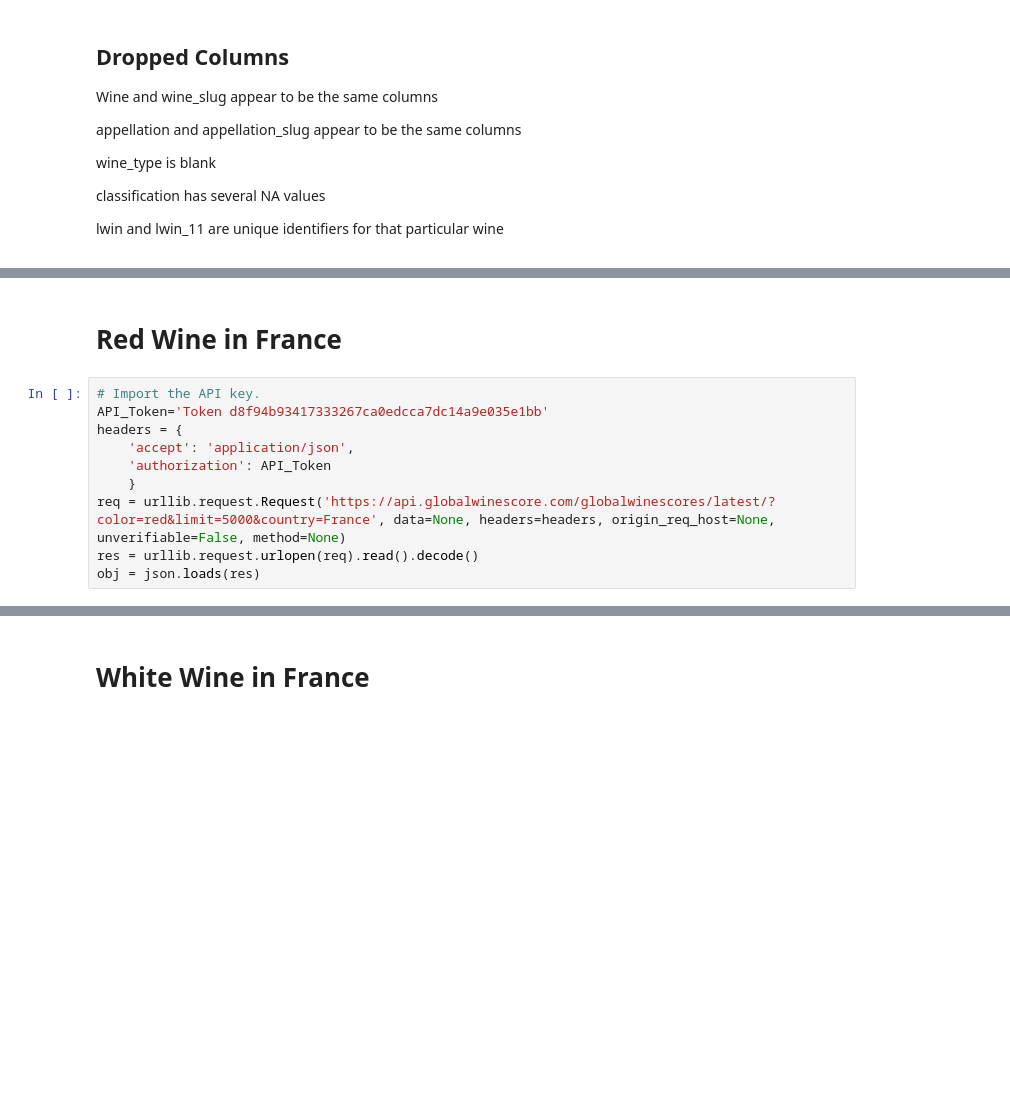
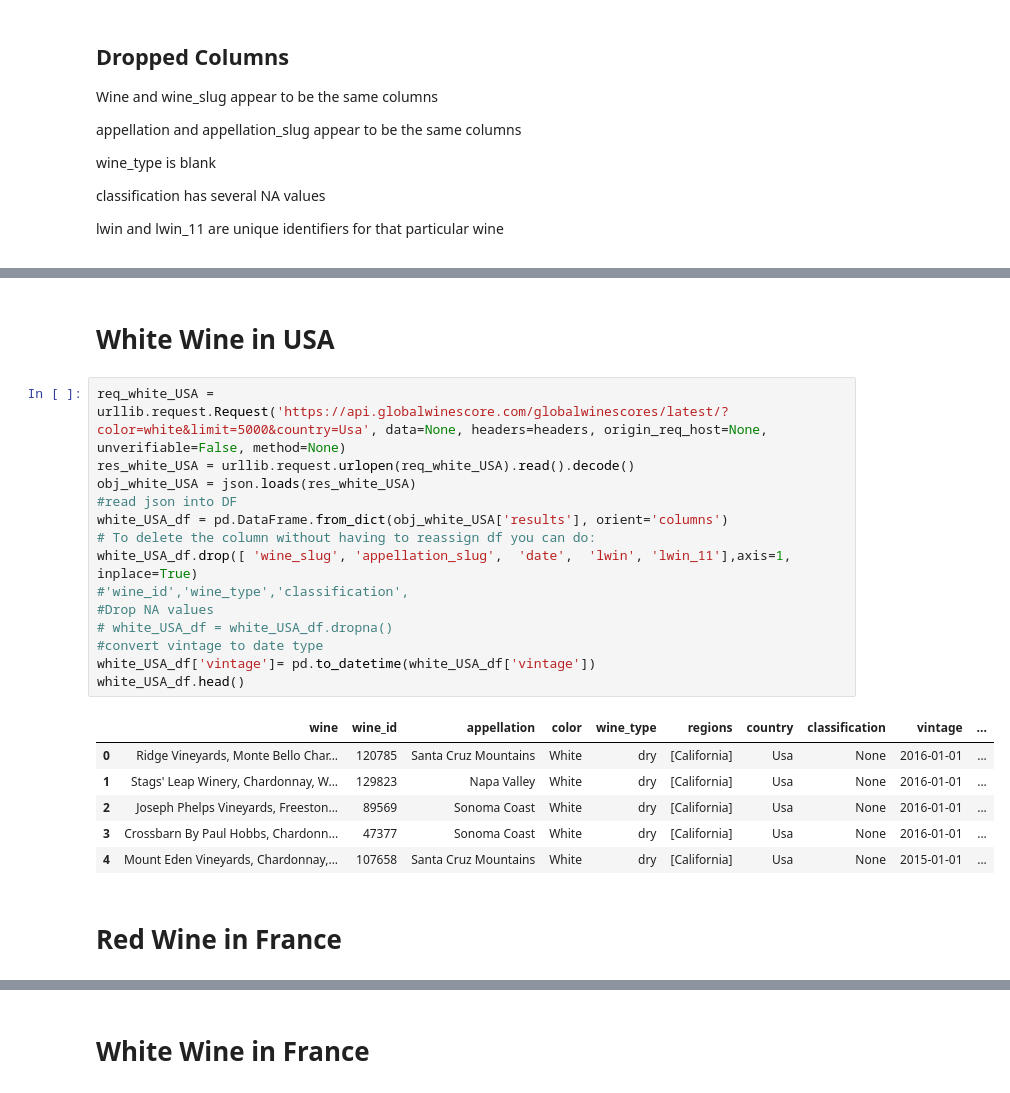
Before and after one commit to ndxn/Partners-in-Wine, a Jupyter notebook: Wine.ipynb, the cells around one changed output, grey strips where cells are left out. Cells and saved outputs as stored; diff of their text form; blank space fills up the shorter version.

```diff
--- a/Wine.ipynb
+++ b/Wine.ipynb
@@ -21,12 +64,25 @@ lwin and lwin_11 are unique identifiers for that particular wine <p>
+# %% [markdown]
+# White Wine in USA
+# %%
+req_white_USA = urllib.request.Request('https://api.globalwinescore.com/globalwinescores/latest/?color=white&limit=5000&country=Usa', data=None, headers=headers, origin_req_host=None, unverifiable=False, method=None)
+res_white_USA = urllib.request.urlopen(req_white_USA).read().decode()
+obj_white_USA = json.loads(res_white_USA)
+#read json into DF
+white_USA_df = pd.DataFrame.from_dict(obj_white_USA['results'], orient='columns')
+# To delete the column without having to reassign df you can do:
+white_USA_df.drop([ 'wine_slug', 'appellation_slug',  'date',  'lwin', 'lwin_11'],axis=1, inplace=True)
+#'wine_id','wine_type','classification',
+#Drop NA values
+# white_USA_df = white_USA_df.dropna()
+#convert vintage to date type
+white_USA_df['vintage']= pd.to_datetime(white_USA_df['vintage'])
+white_USA_df.head()
+# %% [output]
+|  | wine | wine_id | appellation | color | wine_type | regions | country | classification | vintage | ... |
+| 0 | Ridge Vineyards, Monte Bello Char... | 120785 | Santa Cruz Mountains | White | dry | [California] | Usa | None | 2016-01-01 | ... |
+| 1 | Stags' Leap Winery, Chardonnay, W... | 129823 | Napa Valley | White | dry | [California] | Usa | None | 2016-01-01 | ... |
+| 2 | Joseph Phelps Vineyards, Freeston... | 89569 | Sonoma Coast | White | dry | [California] | Usa | None | 2016-01-01 | ... |
+| 3 | Crossbarn By Paul Hobbs, Chardonn... | 47377 | Sonoma Coast | White | dry | [California] | Usa | None | 2016-01-01 | ... |
+| 4 | Mount Eden Vineyards, Chardonnay,... | 107658 | Santa Cruz Mountains | White | dry | [California] | Usa | None | 2015-01-01 | ... |
 # %% [markdown]
 # Red Wine in France
-# %%
-# Import the API key.
-API_Token='Token d8f94b93417333267ca0edcca7dc14a9e035e1bb'
-headers = {
-    'accept': 'application/json',
-    'authorization': API_Token
-    }
-req = urllib.request.Request('https://api.globalwinescore.com/globalwinescores/latest/?color=red&limit=5000&country=France', data=None, headers=headers, origin_req_host=None, unverifiable=False, method=None)
-res = urllib.request.urlopen(req).read().decode()
-obj = json.loads(res)
```
Also changed, not shown: parts of 22 cells of this notebook.
